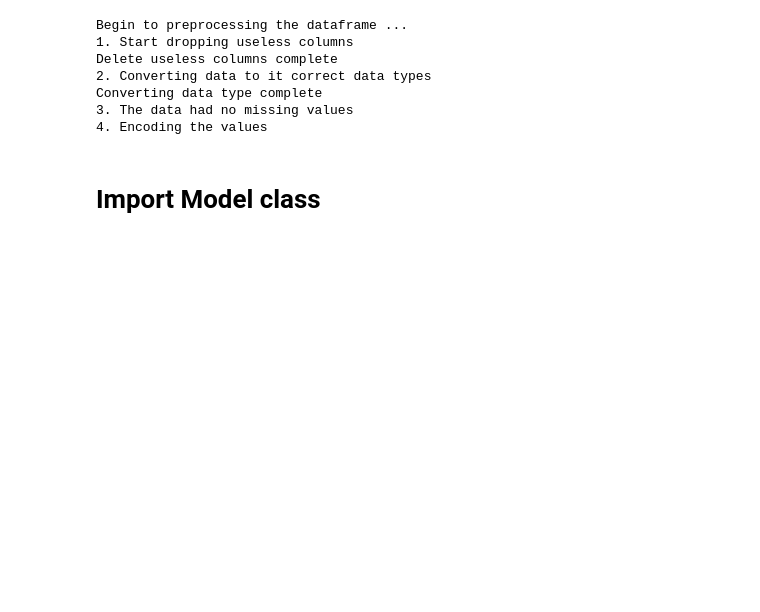
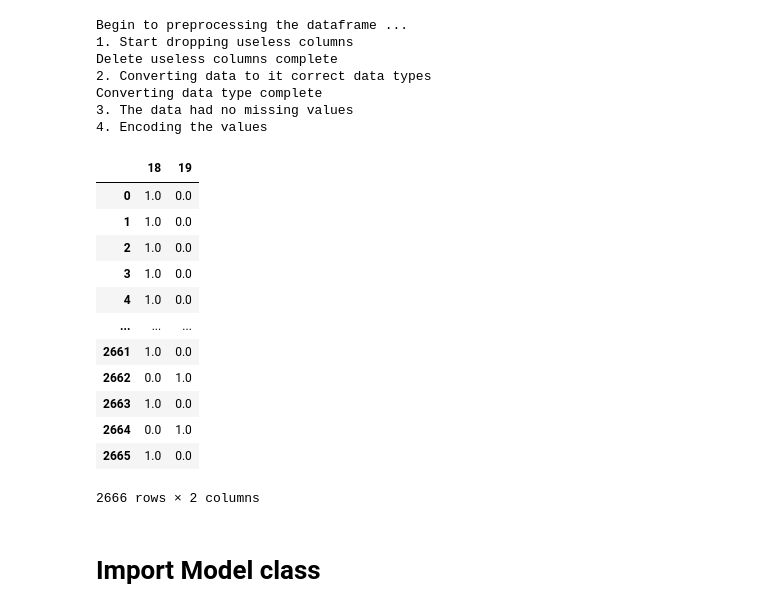
Before and after one commit to ngnquanq/simple-mlops, a Jupyter notebook: notebooks/03-Optimize_model.ipynb, the cells around one changed output. Cells and saved outputs as stored; diff of their text form; code cells hidden in the pictures; blank space fills up the shorter version.

```diff
--- a/notebooks/03-Optimize_model.ipynb
+++ b/notebooks/03-Optimize_model.ipynb
@@ -179,6 +190,22 @@ Delete useless columns complete
 Converting data type complete
 3. The data had no missing values
 4. Encoding the values
+# %%
+y_train
+# %% [output]
+|  | 18 | 19 |
+| 0 | 1.0 | 0.0 |
+| 1 | 1.0 | 0.0 |
+| 2 | 1.0 | 0.0 |
+| 3 | 1.0 | 0.0 |
+| 4 | 1.0 | 0.0 |
+| ... | ... | ... |
+| 2661 | 1.0 | 0.0 |
+| 2662 | 0.0 | 1.0 |
+| 2663 | 1.0 | 0.0 |
+| 2664 | 0.0 | 1.0 |
+| 2665 | 1.0 | 0.0 |
+2666 rows × 2 columns
 # %% [markdown]
 # Import Model class
 # %%
```
Also changed, not shown: parts of 10 cells of this notebook, 2 other files.
